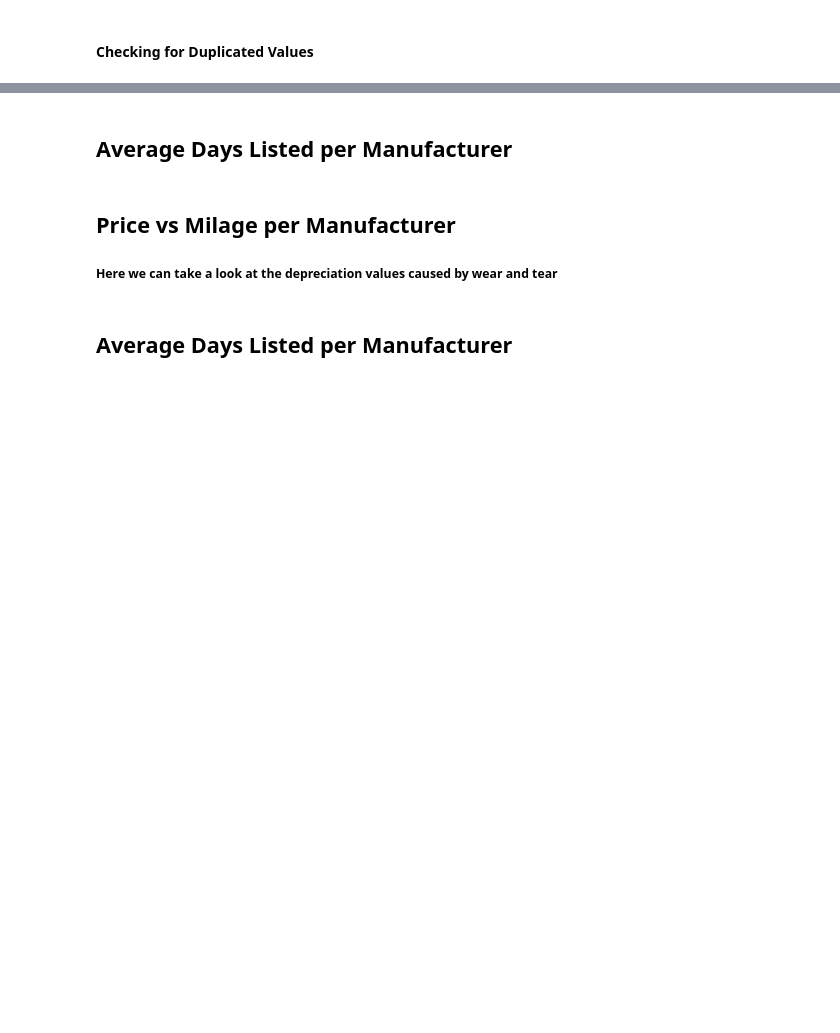
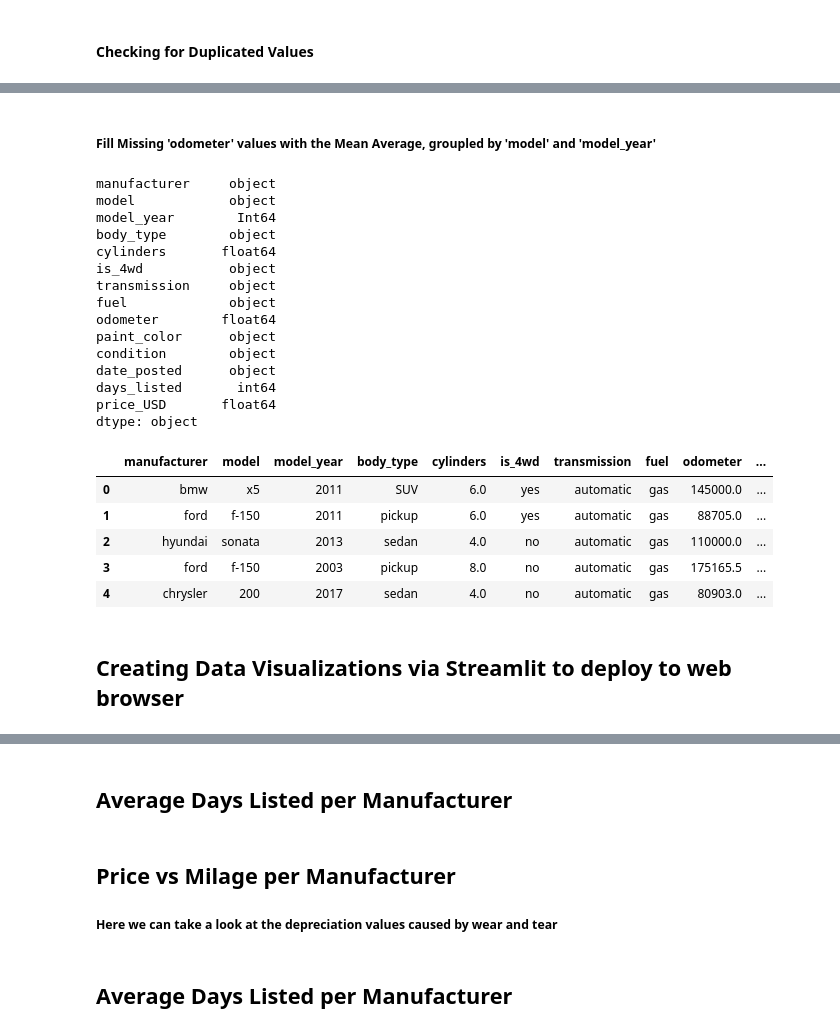
Before and after one commit to gheeter745/Dashboard-Car-Sales, a Jupyter notebook: notebook.ipynb, the cells around one changed output, grey strips where cells are left out. Saved outputs shown, nothing was run; the diff lists cells and outputs as text; code cells hidden in the pictures; blank space fills up the shorter version.

```diff
--- a/notebook.ipynb
+++ b/notebook.ipynb
@@ -195,0 +324,38 @@ display(df_vehicles)
+# %% [markdown]
+##### Fill Missing 'odometer' values with the Mean Average, groupled by 'model' and 'model_year'
+# %%
+# Define a function to fill missing values with the mean
+def fill_with_mean(group):
+    mean = group.mean()
+    return group.fillna(mean)
+
+# Group by 'model_year' (or 'model' + 'model_year') and apply the function
+df_vehicles['odometer'] = df_vehicles.groupby(['model', 'model_year'])['odometer'].transform(fill_with_mean)
+
+# Display the updated DataFrame
+display(df_vehicles.dtypes)
+display(df_vehicles.head())
+# %% [output]
+manufacturer     object
+model            object
+model_year        Int64
+body_type        object
+cylinders       float64
+is_4wd           object
+transmission     object
+fuel             object
+odometer        float64
+paint_color      object
+condition        object
+date_posted      object
+days_listed       int64
+price_USD       float64
+dtype: object
+|  | manufacturer | model | model_year | body_type | cylinders | is_4wd | transmission | fuel | odometer | ... |
+| 0 | bmw | x5 | 2011 | SUV | 6.0 | yes | automatic | gas | 145000.0 | ... |
+| 1 | ford | f-150 | 2011 | pickup | 6.0 | yes | automatic | gas | 88705.0 | ... |
+| 2 | hyundai | sonata | 2013 | sedan | 4.0 | no | automatic | gas | 110000.0 | ... |
+| 3 | ford | f-150 | 2003 | pickup | 8.0 | no | automatic | gas | 175165.5 | ... |
+| 4 | chrysler | 200 | 2017 | sedan | 4.0 | no | automatic | gas | 80903.0 | ... |
+# %% [markdown]
+## Creating Data Visualizations via Streamlit to deploy to web browser
```
Also changed, not shown: parts of 53 cells of this notebook, 1 other file.
